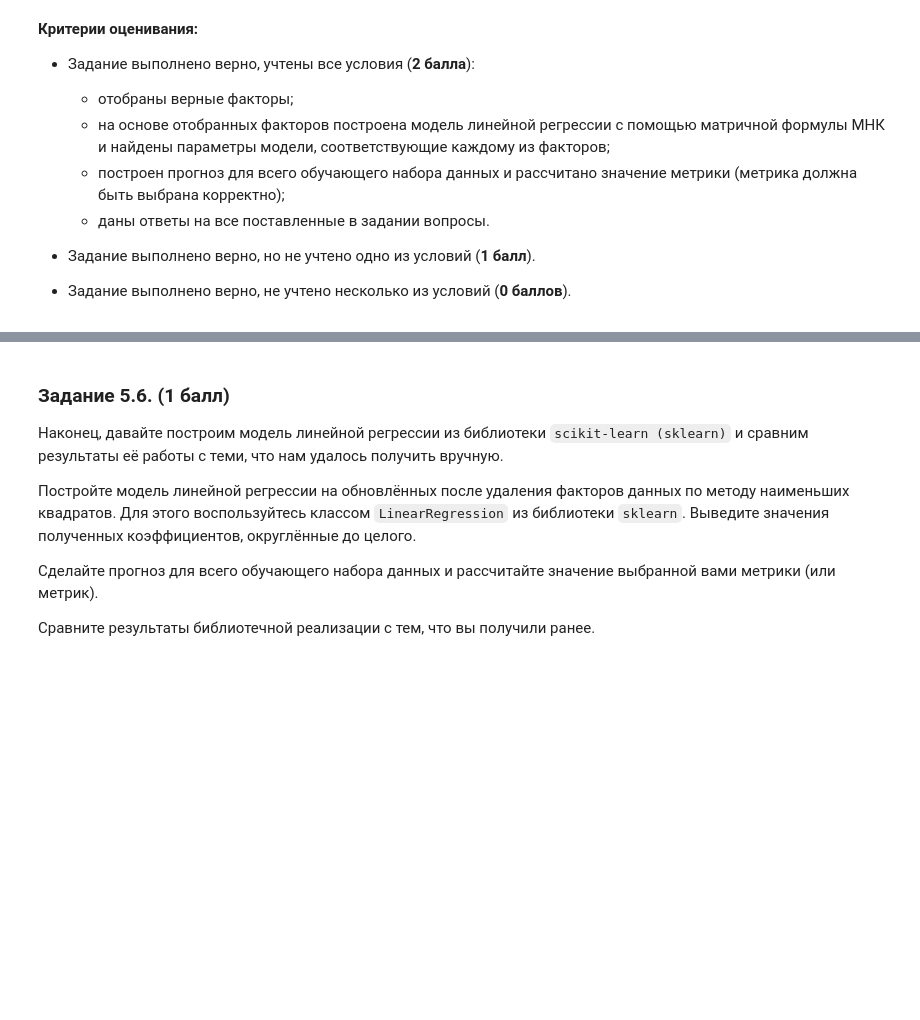
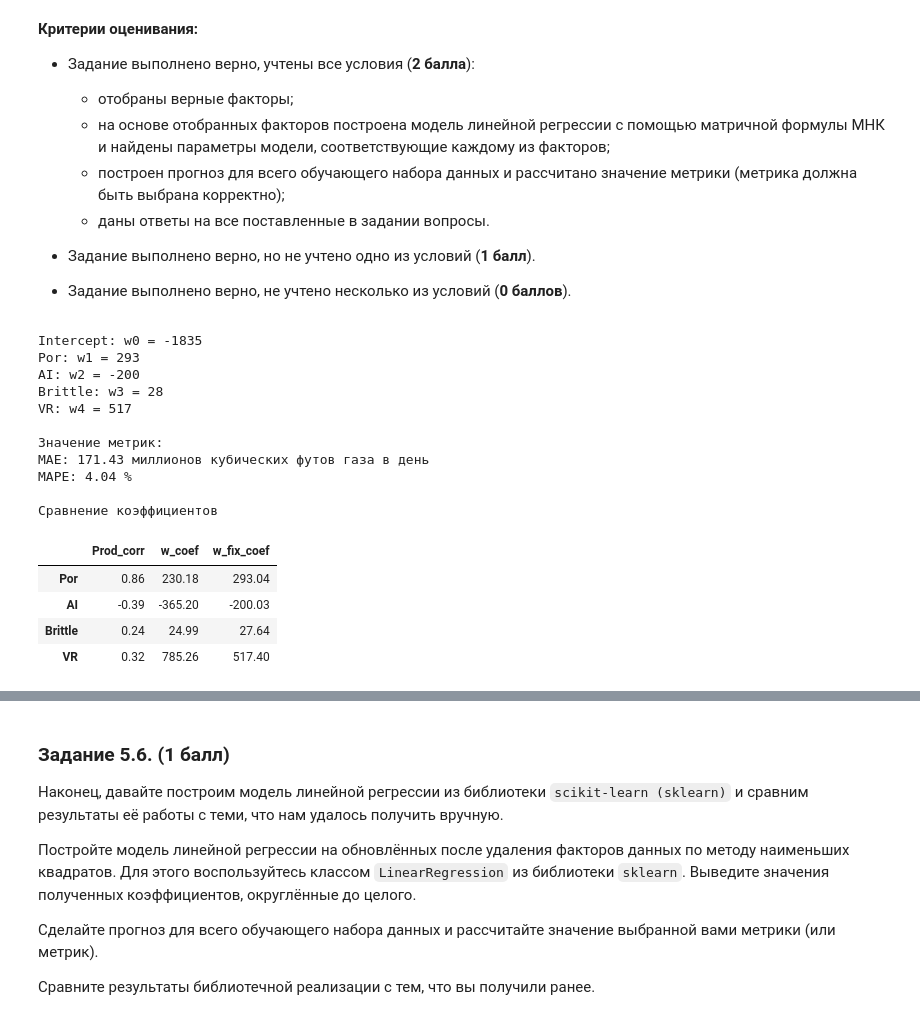
Before and after one commit to Blooodniy/SF_DS, a Jupyter notebook: MATH&ML/MATH&ML-2. Линейная алгебра в контексте линейных методов. Часть II/MATH_ML-2._Практика.ipynb, the cells around one changed output, grey strips where cells are left out. Drawn from its saved outputs; the diff is of its cells as text; code cells hidden in the pictures; blank space fills up the shorter version.

```diff
--- a/MATH&ML/MATH&ML-2. Линейная алгебра в контексте линейных методов. Часть II/MATH_ML-2._Практика.ipynb
+++ b/MATH&ML/MATH&ML-2. Линейная алгебра в контексте линейных методов. Часть II/MATH_ML-2._Практика.ipynb
@@ -319,5 +329,35 @@ print(f'\nб) Значение метрик:\n MAE: {get_MAE(y, y_pred):.2f} м
 - Задание выполнено верно, но не учтено одно из условий (**1 балл**).
 - Задание выполнено верно, не учтено несколько из условий (**0 баллов**).
 # %%
-# Ваш код здесь
+# Отбираем признаки
+X_fix = X.drop(['Well', 'Perm', 'TOC'], axis=1)
+# Вычисляем коэффициенты
+w_fix = np.linalg.inv(X_fix.T @ X_fix) @ X_fix.T @ y
+for i, coef in enumerate(w_fix):
+    print(f'{X_fix.columns[i]}: w{i} = {coef:.0f}')
+# Делаем прогноз для всего датасета
+y_pred_fix = X_fix @ w_fix.values
+# Выводим метрики
+print(f'\nЗначение метрик:\nMAE: {get_MAE(y, y_pred_fix):.2f} миллионов кубических футов газа в день \nMAPE: {get_MAPE(y, y_pred_fix):.2f} %')
+# Таблица для сравнения коэффициентов
+print('\nСравнение коэффициентов')
+w_fix_coef = pd.Series(w_fix.values, index=X_fix.columns, name='w_fix_coef')
+round(pd.concat([C['Prod'].rename('Prod_corr'), w_coef, w_fix_coef], axis=1, join='inner'), 2)
+# %% [output]
+Intercept: w0 = -1835
+Por: w1 = 293
+AI: w2 = -200
+Brittle: w3 = 28
+VR: w4 = 517
+
+Значение метрик:
+MAE: 171.43 миллионов кубических футов газа в день
+MAPE: 4.04 %
+
+Сравнение коэффициентов
+|  | Prod_corr | w_coef | w_fix_coef |
+| Por | 0.86 | 230.18 | 293.04 |
+| AI | -0.39 | -365.20 | -200.03 |
+| Brittle | 0.24 | 24.99 | 27.64 |
+| VR | 0.32 | 785.26 | 517.40 |
 # %% [markdown]
```
Also changed, not shown: parts of 8 cells of this notebook.
